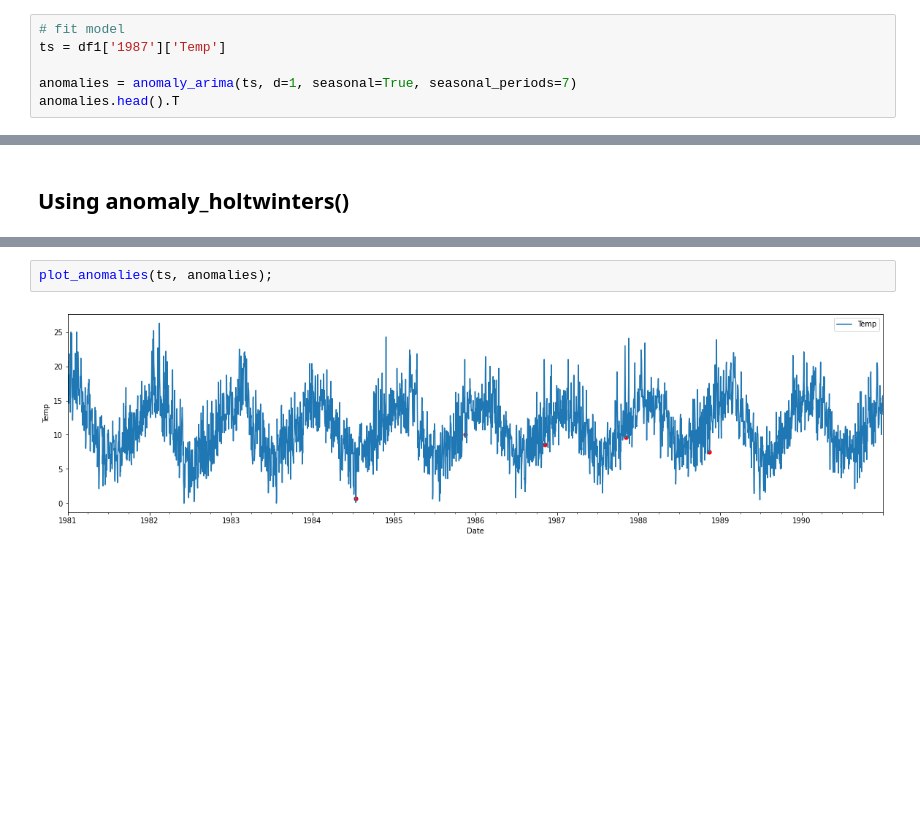
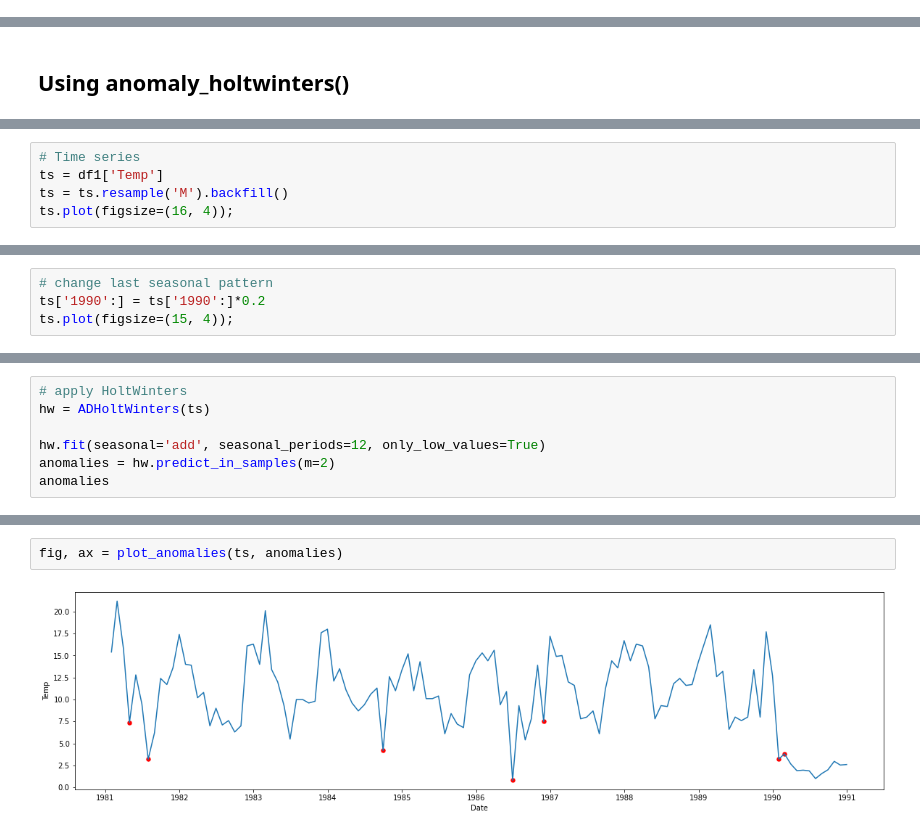
Before and after one commit to Fillipedem/pyanomaly, a Jupyter notebook: 02_forecast.ipynb, the cells around one changed output, grey strips where cells are left out. Drawn from its saved outputs; the diff is of its cells as text; blank space fills up the shorter version.

```diff
--- a/02_forecast.ipynb
+++ b/02_forecast.ipynb
@@ -124,6 +25,0 @@ df1.head().T
-# %%
-# fit model
-ts = df1['1987']['Temp']
-
-anomalies = anomaly_arima(ts, d=1, seasonal=True, seasonal_periods=7)
-anomalies.head().T
@@ -198,0 +103,5 @@ Name: Temp, dtype: float64
+# %%
+# Time series
+ts = df1['Temp']
+ts = ts.resample('M').backfill()
+ts.plot(figsize=(16, 4));
@@ -198,0 +110,4 @@ Name: Temp, dtype: float64
+# %%
+# change last seasonal pattern
+ts['1990':] = ts['1990':]*0.2
+ts.plot(figsize=(15, 4));
@@ -198,0 +116,7 @@ Name: Temp, dtype: float64
+# %%
+# apply HoltWinters
+hw = ADHoltWinters(ts)
+
+hw.fit(seasonal='add', seasonal_periods=12, only_low_values=True)
+anomalies = hw.predict_in_samples(m=2)
+anomalies
@@ -199,4 +133,4 @@ Name: Temp, dtype: float64
 # %%
-plot_anomalies(ts, anomalies);
+fig, ax = plot_anomalies(ts, anomalies)
 # %% [output]
-[figure, old version]
+[figure, new version]
```
Also changed, not shown: parts of 16 cells of this notebook, 17 other files.
